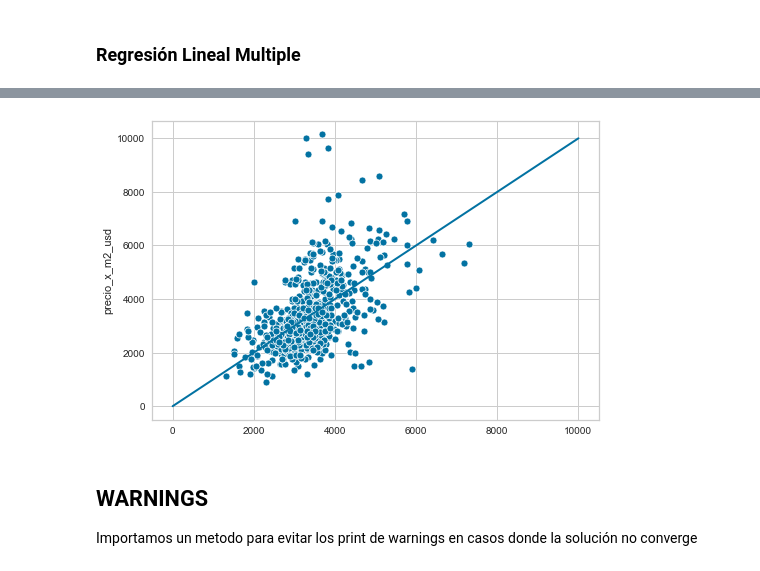
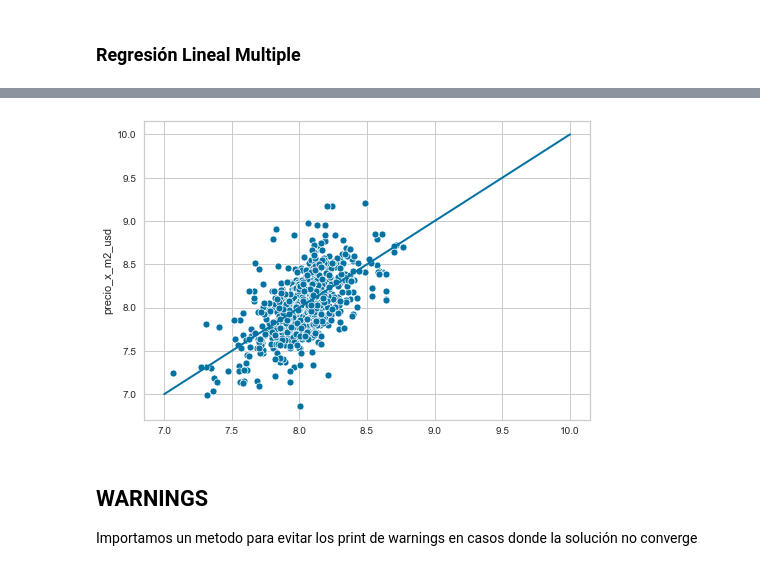
Before and after one commit to franfasan1/DG_G8_desfio2, a Jupyter notebook: notebook_desafio.ipynb, the cells around one changed output, grey strips where cells are left out. Cells and saved outputs as stored; diff of their text form; code cells hidden in the pictures.

```diff
--- a/notebook_desafio.ipynb
+++ b/notebook_desafio.ipynb
@@ -239,5 +229,5 @@ visualizer.show()
 # %%
-km_model = KMeans(n_clusters=4)
+km_model = KMeans(n_clusters=6)
 
 km_model.fit(X)
 
@@ -248,11 +238,11 @@ data = data.join(data_clus_apartment.clusters_apartment)
 data = data.join(data_clus_house.clusters_house)
 # %%
 dummy_apartment = pd.get_dummies(data.clusters_apartment, dummy_na=True)
-dummy_apartment.columns = ['ap_0','ap_1', 'ap_2', 'ap_3', 'Vacio']
+dummy_apartment.columns = ['ap_0','ap_1', 'ap_2', 'ap_3', 'ap_4', 'Vacio']
 dummy_apartment.drop(['Vacio'], inplace=True, axis = 1)
 
 dummy_house = pd.get_dummies(data.clusters_house, dummy_na=True)
-dummy_house.columns = ['h_0', 'h_1', 'h_2', 'h_3', 'Vacio']
+dummy_house.columns = ['h_0', 'h_1', 'h_2', 'h_3', 'h_4', 'h_6', 'Vacio']
 dummy_house.drop(['Vacio'], inplace=True, axis = 1)
 
 data = data.join(dummy_apartment)
@@ -308,34 +298,38 @@ data['jbj_stafe'] = data['JUSTO, JUAN B. AV.'] * data['SANTA FE AV.']
 data['jbj_cordoba'] = data['JUSTO, JUAN B. AV.'] * data['CORDOBA AV.']
 data['jbj_nv'] = data['JUSTO, JUAN B. AV.'] * data['VEGA, NICETO, Cnel. AV.']
 # %%
-data.drop(['barrio', 'tipo_prop', 'lat', 'lon', 'clusters_house', 'clusters_apartment', 'geometry'], axis = 1, inplace= True)
+# data.drop(['barrio', 'tipo_prop', 'lat', 'lon', 'clusters_house', 'clusters_apartment', 'geometry'], axis = 1, inplace= True)
+data.drop(['barrio', 'tipo_prop', 'lat', 'lon', 'clusters_house', 'clusters_apartment'], axis = 1, inplace= True)
 # %% [markdown]
 ### Train_test_split
 Separamos el dataset en un segmento de entrenameinto y otro de testeo
 # %%
+seed = 231
+
 X = data.drop('precio_x_m2_usd', axis = 1)
-y = data.precio_x_m2_usd
+y = np.log(data.precio_x_m2_usd)
 
-X_train, X_test, y_train, y_test = train_test_split(X, y, shuffle = True, random_state = 555)
+X_train, X_test, y_train, y_test = train_test_split(X, y, shuffle = True, random_state = seed)
 
 
 Xs = data.drop('precio_x_m2_usd', axis = 1)
-ys = data.precio_x_m2_usd
+ys = np.log(data.precio_x_m2_usd)
 
 std = StandardScaler()
 
-X_std = Xs[['piso', 'ambientes', 'sup_total', 'sup_cubierta', 'subtes', 'bicis',
+X_std = Xs[['sup_total', 'sup_total_2','piso', 'ambientes', 'sup_cubierta', 'subtes', 'bicis',
            'comisarias', 'sup_libre', 'por_sup_libre', 'por_sup_cubierta',
-       'tamaño_ambiente', 'sup_cubierta_2', 'sup_total_2', 'sup_libre_2',
+       'tamaño_ambiente', 'sup_cubierta_2', 'sup_libre_2',
        'comisarias_2', 'libre_abierto', 'Hospitales', 'Educacion',
-       'Ferrocarril', 'espacios_verdes', 'Metrobus', 'Comercio', 'espacios_verdes_2', 'hospitales_2', 'educacion_2',
+       'Ferrocarril', 'espacios_verdes', 'Metrobus', 'espacios_verdes_2', 'hospitales_2', 'educacion_2',
            'comercios_cerca', 'espacios_verdes_cant']]
 
 X_std = std.fit_transform(X_std)
 
-Xs[['piso', 'ambientes', 'sup_total', 'sup_cubierta', 'subtes', 'bicis', 'comisarias', 'sup_libre', 'por_sup_libre', 'por_sup_cubierta','tamaño_ambiente', 'sup_cubierta_2', 'sup_total_2', 'sup_libre_2','comisarias_2', 'libre_abierto', 'Hospitales', 'Educacion', 'Ferrocarril', 'espacios_verdes', 'Metrobus', 'Comercio', 'espacios_verdes_2', 'hospitales_2', 'educacion_2', 'comercios_cerca', 'espacios_verdes_cant']] = X_std
 
-Xs_train, Xs_test, ys_train, ys_test = train_test_split(Xs, ys, shuffle = True)
+Xs[['sup_total', 'sup_total_2','piso', 'ambientes', 'sup_cubierta', 'subtes', 'bicis', 'comisarias', 'sup_libre', 'por_sup_libre', 'por_sup_cubierta','tamaño_ambiente', 'sup_cubierta_2', 'sup_libre_2','comisarias_2', 'libre_abierto', 'Hospitales', 'Educacion', 'Ferrocarril', 'espacios_verdes', 'Metrobus', 'espacios_verdes_2', 'hospitales_2', 'educacion_2', 'comercios_cerca', 'espacios_verdes_cant']] = X_std
+
+Xs_train, Xs_test, ys_train, ys_test = train_test_split(Xs, ys, shuffle = True, random_state = seed)
 # %%
 print(X_train.shape)
 print(X_test.shape)
@@ -361,9 +355,10 @@ El score obtenido en el dataset de testing fue de: 0.3019943059118869
 # %%
-sns.scatterplot(y = y_test, x = y_predict)
-plt.plot([0, 10000], [0, 10000], linewidth=2)
+g = sns.scatterplot(y = y_test, x = y_predict)
+# g.set(ylim = [2280,2300])
+plt.plot([7, 10], [7, 10], linewidth=2)
 plt.show()
 # %% [output]
-[figure, old version]
+[figure, new version]
 # %% [markdown]
 ## WARNINGS
 
```
Also changed, not shown: parts of 21 cells of this notebook.
